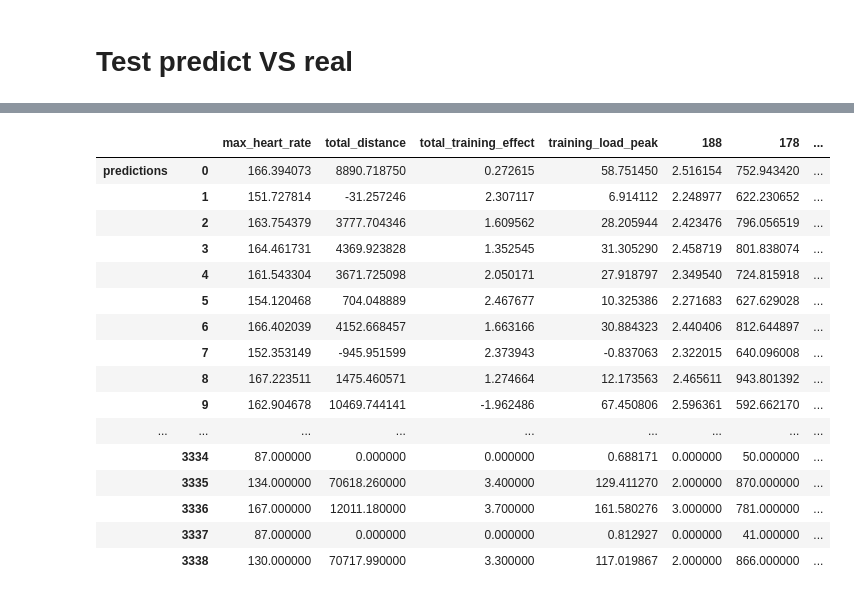
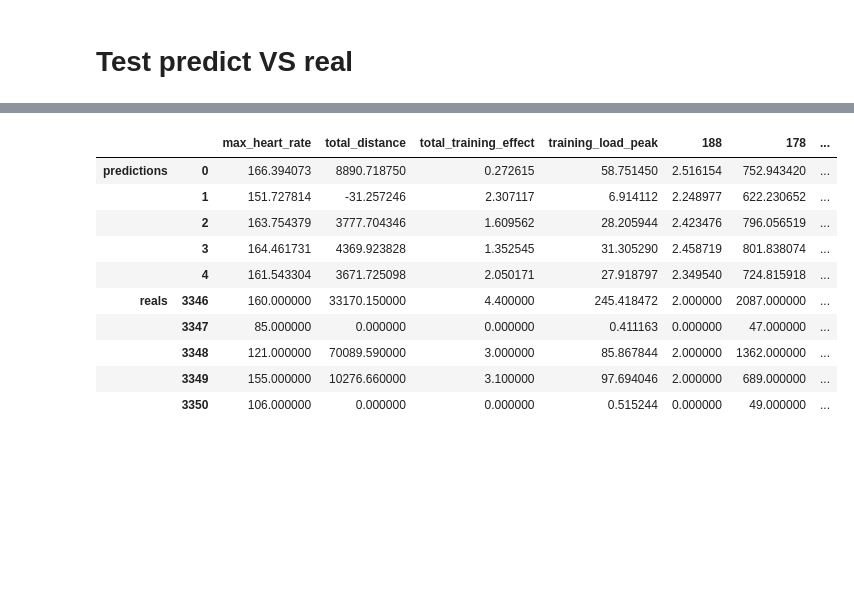
Before and after one commit to nicblanc/overcome-tomorrow, a Jupyter notebook: notebooks/create_test_model.ipynb, the cells around one changed output, grey strips where cells are left out. Cells and saved outputs as stored; diff of their text form; code cells hidden in the pictures; blank space fills up the shorter version.

```diff
--- a/notebooks/create_test_model.ipynb
+++ b/notebooks/create_test_model.ipynb
@@ -743,3 +725,3 @@ predict_vs_real_for_date(garmin_data, activities, preproc_garmin_data, preproc_a
 # %%
-predict_vs_real_for_last_n_days(garmin_data, activities, preproc_garmin_data, preproc_activity, model, 10)
+predict_vs_real_for_last_n_days(garmin_data, activities, preproc_garmin_data, preproc_activity, model, 5)
 # %% [output]
@@ -747,17 +729,11 @@ predict_vs_real_for_last_n_days(garmin_data, activities, preproc_garmin_data, pr
 |  |  | max_heart_rate | total_distance | total_training_effect | training_load_peak | 188 | 178 | ... |
 | predictions | 0 | 166.394073 | 8890.718750 | 0.272615 | 58.751450 | 2.516154 | 752.943420 | ... |
 |  | 1 | 151.727814 | -31.257246 | 2.307117 | 6.914112 | 2.248977 | 622.230652 | ... |
 |  | 2 | 163.754379 | 3777.704346 | 1.609562 | 28.205944 | 2.423476 | 796.056519 | ... |
 |  | 3 | 164.461731 | 4369.923828 | 1.352545 | 31.305290 | 2.458719 | 801.838074 | ... |
 |  | 4 | 161.543304 | 3671.725098 | 2.050171 | 27.918797 | 2.349540 | 724.815918 | ... |
-|  | 5 | 154.120468 | 704.048889 | 2.467677 | 10.325386 | 2.271683 | 627.629028 | ... |
-|  | 6 | 166.402039 | 4152.668457 | 1.663166 | 30.884323 | 2.440406 | 812.644897 | ... |
-|  | 7 | 152.353149 | -945.951599 | 2.373943 | -0.837063 | 2.322015 | 640.096008 | ... |
-|  | 8 | 167.223511 | 1475.460571 | 1.274664 | 12.173563 | 2.465611 | 943.801392 | ... |
-|  | 9 | 162.904678 | 10469.744141 | -1.962486 | 67.450806 | 2.596361 | 592.662170 | ... |
-| ... | ... | ... | ... | ... | ... | ... | ... | ... |
-|  | 3334 | 87.000000 | 0.000000 | 0.000000 | 0.688171 | 0.000000 | 50.000000 | ... |
-|  | 3335 | 134.000000 | 70618.260000 | 3.400000 | 129.411270 | 2.000000 | 870.000000 | ... |
-|  | 3336 | 167.000000 | 12011.180000 | 3.700000 | 161.580276 | 3.000000 | 781.000000 | ... |
-|  | 3337 | 87.000000 | 0.000000 | 0.000000 | 0.812927 | 0.000000 | 41.000000 | ... |
-|  | 3338 | 130.000000 | 70717.990000 | 3.300000 | 117.019867 | 2.000000 | 866.000000 | ... |
+| reals | 3346 | 160.000000 | 33170.150000 | 4.400000 | 245.418472 | 2.000000 | 2087.000000 | ... |
+|  | 3347 | 85.000000 | 0.000000 | 0.000000 | 0.411163 | 0.000000 | 47.000000 | ... |
+|  | 3348 | 121.000000 | 70089.590000 | 3.000000 | 85.867844 | 2.000000 | 1362.000000 | ... |
+|  | 3349 | 155.000000 | 10276.660000 | 3.100000 | 97.694046 | 2.000000 | 689.000000 | ... |
+|  | 3350 | 106.000000 | 0.000000 | 0.000000 | 0.515244 | 0.000000 | 49.000000 | ... |
```
Also changed, not shown: parts of 4 cells of this notebook, 3 other files.
